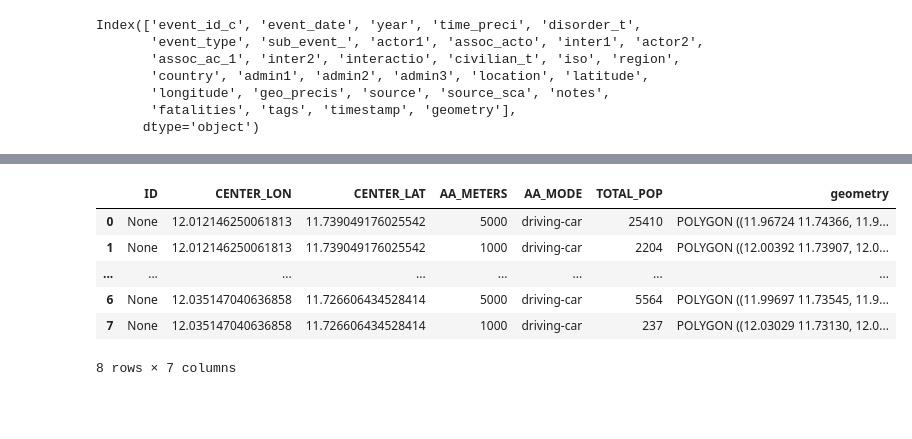
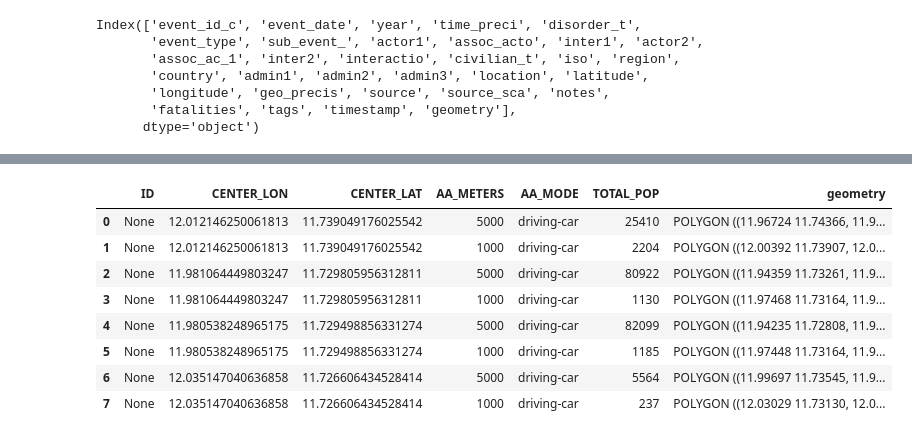
Before and after one commit to carolinecullinan/damaturu-nigeria-idp, a Jupyter notebook: notebooks/1-cgc-cleaning.ipynb, the cells around one changed output, grey strips where cells are left out. Drawn from its saved outputs; the diff is of its cells as text; code cells hidden in the pictures; blank space fills up the shorter version.

```diff
--- a/notebooks/1-cgc-cleaning.ipynb
+++ b/notebooks/1-cgc-cleaning.ipynb
@@ -925,15 +964,17 @@ with pd.option_context('display.max_rows', 5, 'display.max_columns', None):
 # %%
 # gain insight into damaturu_idp_isochrone
-with pd.option_context('display.max_rows', 5, 'display.max_columns', None):
+with pd.option_context('display.max_rows', 15, 'display.max_columns', None):
     display(damaturu_idp_isochrone)
 # %% [output]
 |  | ID | CENTER_LON | CENTER_LAT | AA_METERS | AA_MODE | TOTAL_POP | geometry |
 | 0 | None | 12.012146250061813 | 11.739049176025542 | 5000 | driving-car | 25410 | POLYGON ((11.96724 11.74366, 11.9... |
 | 1 | None | 12.012146250061813 | 11.739049176025542 | 1000 | driving-car | 2204 | POLYGON ((12.00392 11.73907, 12.0... |
-| ... | ... | ... | ... | ... | ... | ... | ... |
+| 2 | None | 11.981064449803247 | 11.729805956312811 | 5000 | driving-car | 80922 | POLYGON ((11.94359 11.73261, 11.9... |
+| 3 | None | 11.981064449803247 | 11.729805956312811 | 1000 | driving-car | 1130 | POLYGON ((11.97468 11.73164, 11.9... |
+| 4 | None | 11.980538248965175 | 11.729498856331274 | 5000 | driving-car | 82099 | POLYGON ((11.94235 11.72808, 11.9... |
+| 5 | None | 11.980538248965175 | 11.729498856331274 | 1000 | driving-car | 1185 | POLYGON ((11.97448 11.73164, 11.9... |
 | 6 | None | 12.035147040636858 | 11.726606434528414 | 5000 | driving-car | 5564 | POLYGON ((11.99697 11.73545, 11.9... |
 | 7 | None | 12.035147040636858 | 11.726606434528414 | 1000 | driving-car | 237 | POLYGON ((12.03029 11.73130, 12.0... |
-8 rows × 7 columns
 # %%
 # save damaturu_acled_isochrone to GEOJSON for export and viz
 damaturu_acled_isochrone.to_file("data/processed/damaturu_acled_isochrone.geojson", driver='GeoJSON')
```
Also changed, not shown: parts of 6 cells of this notebook, 2 other files.
